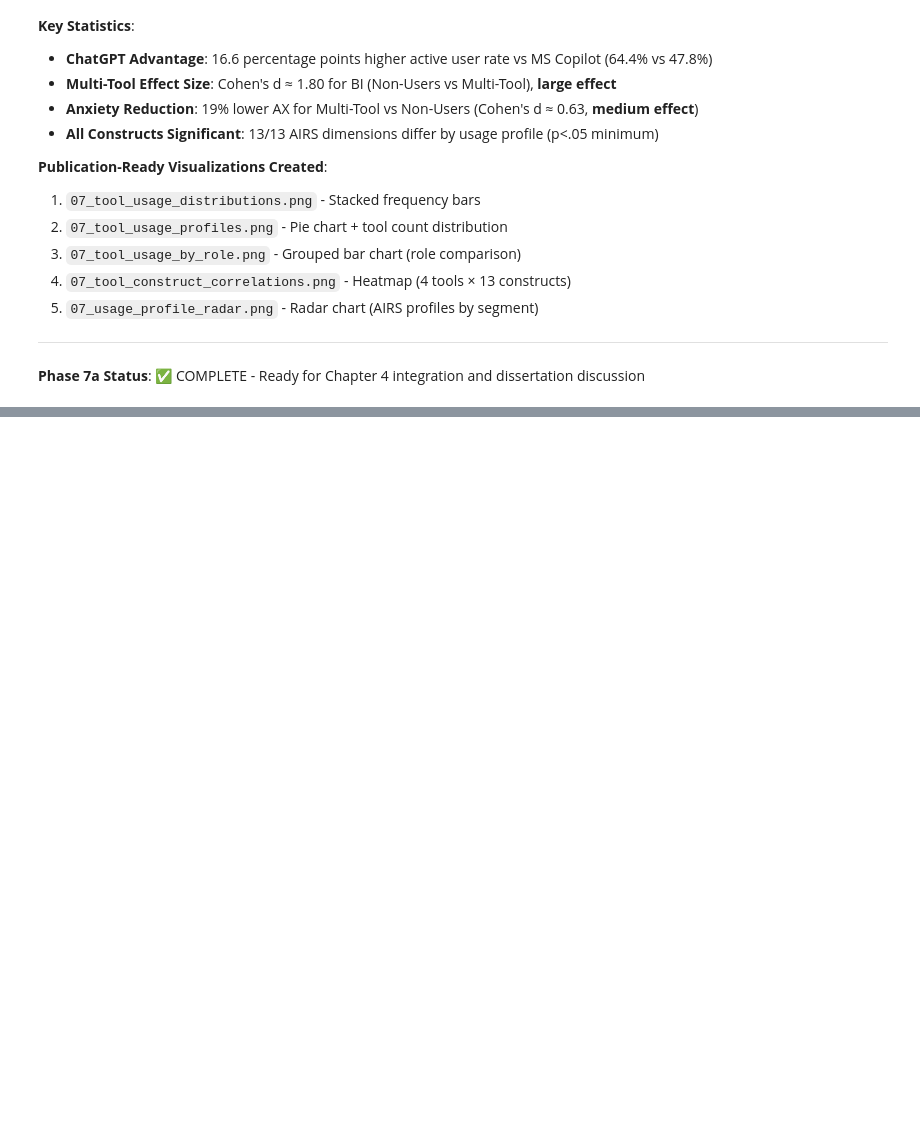
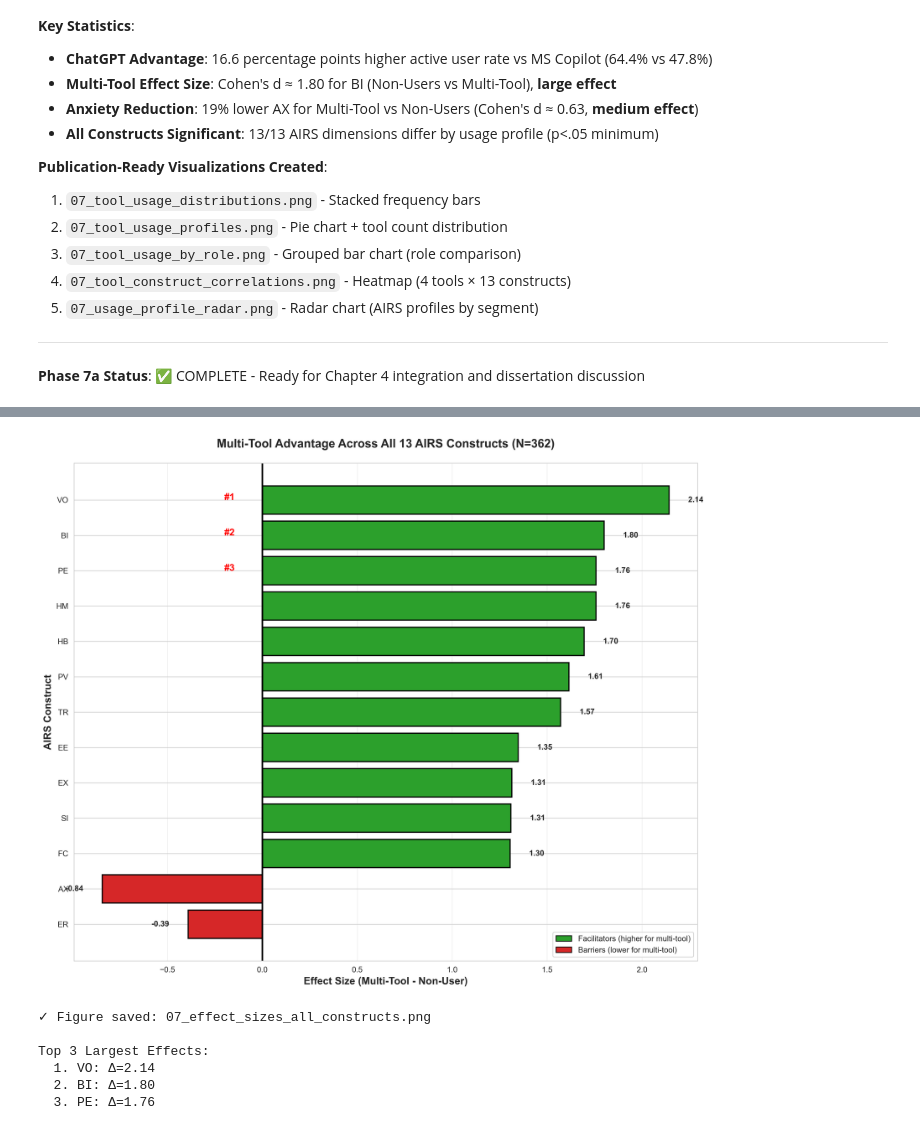
Before and after one commit to fabioc-aloha/AIRS_Data_Analysis, a Jupyter notebook: airs/07_Tool_Usage_Patterns.ipynb, the cells around one changed output, grey strips where cells are left out. Drawn from its saved outputs; the diff is of its cells as text; code cells hidden in the pictures; blank space fills up the shorter version.

```diff
--- a/airs/07_Tool_Usage_Patterns.ipynb
+++ b/airs/07_Tool_Usage_Patterns.ipynb
@@ -765,0 +909,74 @@ Analysis complete. Figures saved to results/plots/
+# %%
+# Visualization 3: Effect Size Comparison - All 13 AIRS Constructs
+# Calculate effect sizes (difference between Multi-Tool and Non-User groups)
+effect_sizes = []
+construct_names = []
+
+for airs_var, airs_label in zip(airs_constructs, construct_labels):
+    if airs_var in df.columns:
+        non_user_mean = profile_comparison.loc['Non-User', airs_label]
+        multi_tool_mean = profile_comparison.loc['Multi-Tool', airs_label]
+        effect = multi_tool_mean - non_user_mean
+        effect_sizes.append(effect)
+        construct_names.append(airs_label)
+
+# Sort by absolute effect size
+sorted_indices = sorted(range(len(effect_sizes)), key=lambda i: abs(effect_sizes[i]), reverse=True)
+effect_sizes_sorted = [effect_sizes[i] for i in sorted_indices]
+construct_names_sorted = [construct_names[i] for i in sorted_indices]
+
+# Create figure
+fig, ax = plt.subplots(figsize=(12, 10))
+
+# Color by direction (positive = green, negative = red for anxiety/ethics)
+colors_effect = ['#2ca02c' if e > 0 else '#d62728' for e in effect_sizes_sorted]
+
+bars = ax.barh(construct_names_sorted[::-1], effect_sizes_sorted[::-1],
+               color=colors_effect[::-1], edgecolor='black', linewidth=1.5)
+ax.set_xlabel('Effect Size (Multi-Tool - Non-User)', fontsize=13, fontweight='bold')
+ax.set_ylabel('AIRS Construct', fontsize=13, fontweight='bold')
+ax.set_title('Multi-Tool Advantage Across All 13 AIRS Constructs (N=362)',
+             fontsize=15, fontweight='bold', pad=20)
+ax.axvline(0, color='black', linewidth=2)
+ax.grid(axis='x', alpha=0.3)
+
+# Add value labels
+for bar, effect, construct in zip(bars, effect_sizes_sorted[::-1], construct_names_sorted[::-1]):
+    label_x = effect + (0.1 if effect > 0 else -0.1)
+    ha = 'left' if effect > 0 else 'right'
+    ax.text(label_x, bar.get_y() + bar.get_height()/2,
+            f'{effect:.2f}',
+            va='center', ha=ha, fontsize=10, fontweight='bold')
+
+# Add legend
+from matplotlib.patches import Patch
+legend_elements = [
+    Patch(facecolor='#2ca02c', edgecolor='black', label='Facilitators (higher for multi-tool)'),
+    Patch(facecolor='#d62728', edgecolor='black', label='Barriers (lower for multi-tool)')
+]
+ax.legend(handles=legend_elements, loc='lower right', fontsize=10)
+
+# Highlight top 3
+top3_y_positions = [len(effect_sizes_sorted) - 1 - i for i in range(3)]
+for i in range(3):
+    y_pos = top3_y_positions[i]
+    ax.annotate(f'#{i+1}', xy=(-0.2, y_pos), fontsize=12, fontweight='bold', color='red')
+
+plt.tight_layout()
+plt.savefig('../results/plots/07_effect_sizes_all_constructs.png', bbox_inches='tight', dpi=300)
+plt.show()
+
+print("\n✓ Figure saved: 07_effect_sizes_all_constructs.png")
+print("\nTop 3 Largest Effects:")
+for i in range(3):
+    construct = construct_names_sorted[i]
+    effect = effect_sizes_sorted[i]
+    print(f"  {i+1}. {construct}: Δ={effect:.2f}")
+# %% [output]
+[figure, added]
+✓ Figure saved: 07_effect_sizes_all_constructs.png
+
+Top 3 Largest Effects:
+  1. VO: Δ=2.14
+  2. BI: Δ=1.80
+  3. PE: Δ=1.76
```
Also changed, not shown: parts of 6 cells of this notebook, 4 other files.
